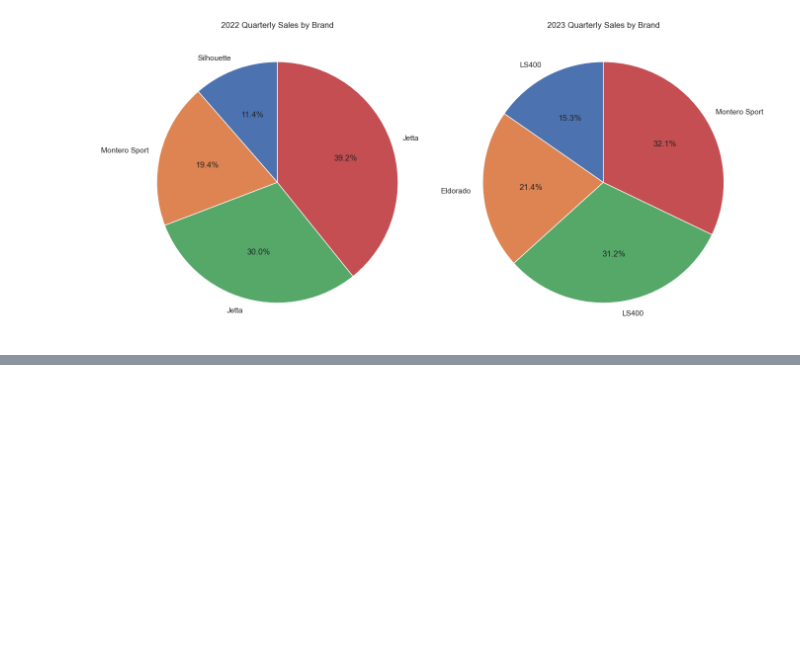
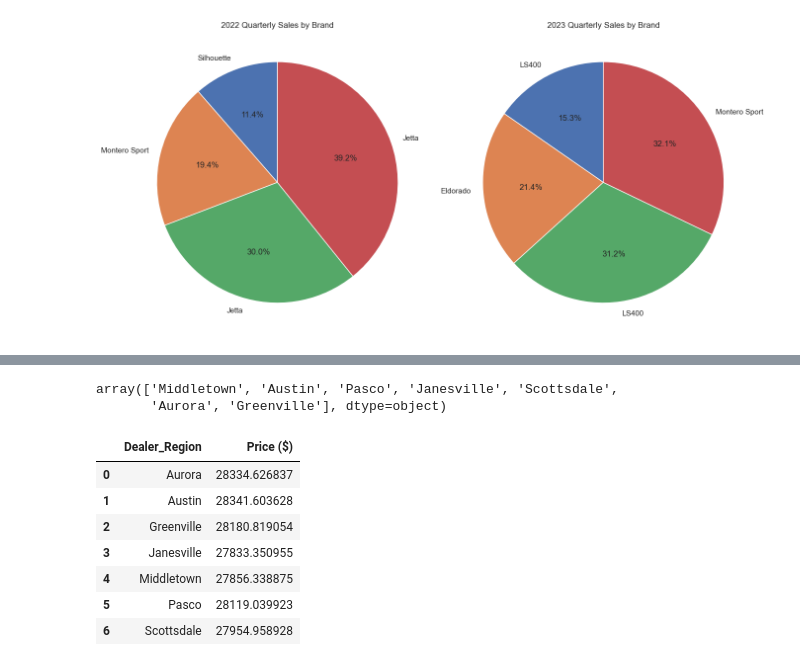
Before and after one commit to ikwabia/Car-Sales-, a Jupyter notebook: car_analysis.ipynb, the cells around one changed output, grey strips where cells are left out. Cells and saved outputs as stored; diff of their text form; code cells hidden in the pictures; blank space fills up the shorter version.

```diff
--- a/car_analysis.ipynb
+++ b/car_analysis.ipynb
@@ -479,0 +486,17 @@ plt.show()
+# %%
+car_sales_df['Dealer_Region'].unique()
+# %% [output]
+array(['Middletown', 'Austin', 'Pasco', 'Janesville', 'Scottsdale',
+       'Aurora', 'Greenville'], dtype=object)
+# %%
+region_sales = car_sales_df.groupby('Dealer_Region')['Price ($)'].mean().reset_index()
+region_sales
+# %% [output]
+|  | Dealer_Region | Price ($) |
+| 0 | Aurora | 28334.626837 |
+| 1 | Austin | 28341.603628 |
+| 2 | Greenville | 28180.819054 |
+| 3 | Janesville | 27833.350955 |
+| 4 | Middletown | 27856.338875 |
+| 5 | Pasco | 28119.039923 |
+| 6 | Scottsdale | 27954.958928 |
```
Also changed, not shown: parts of 4 cells of this notebook.
